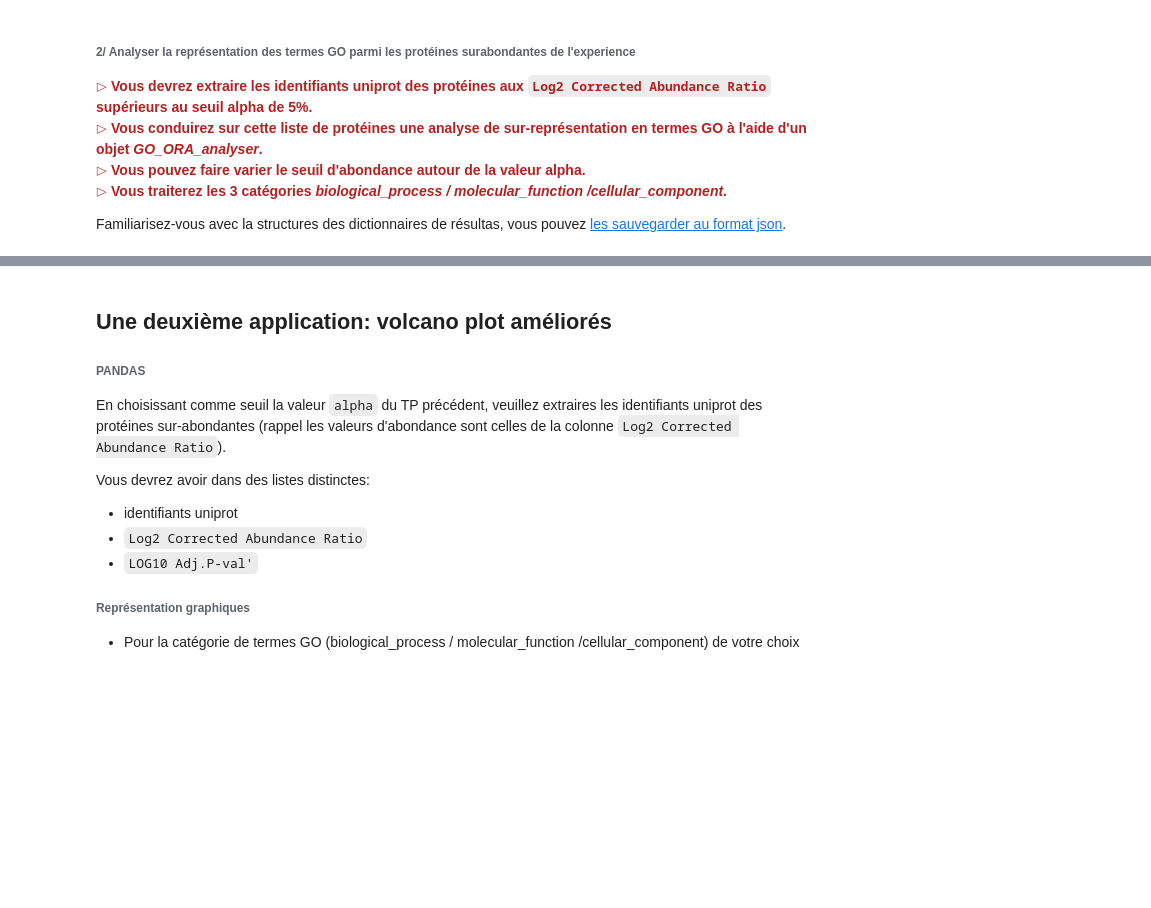
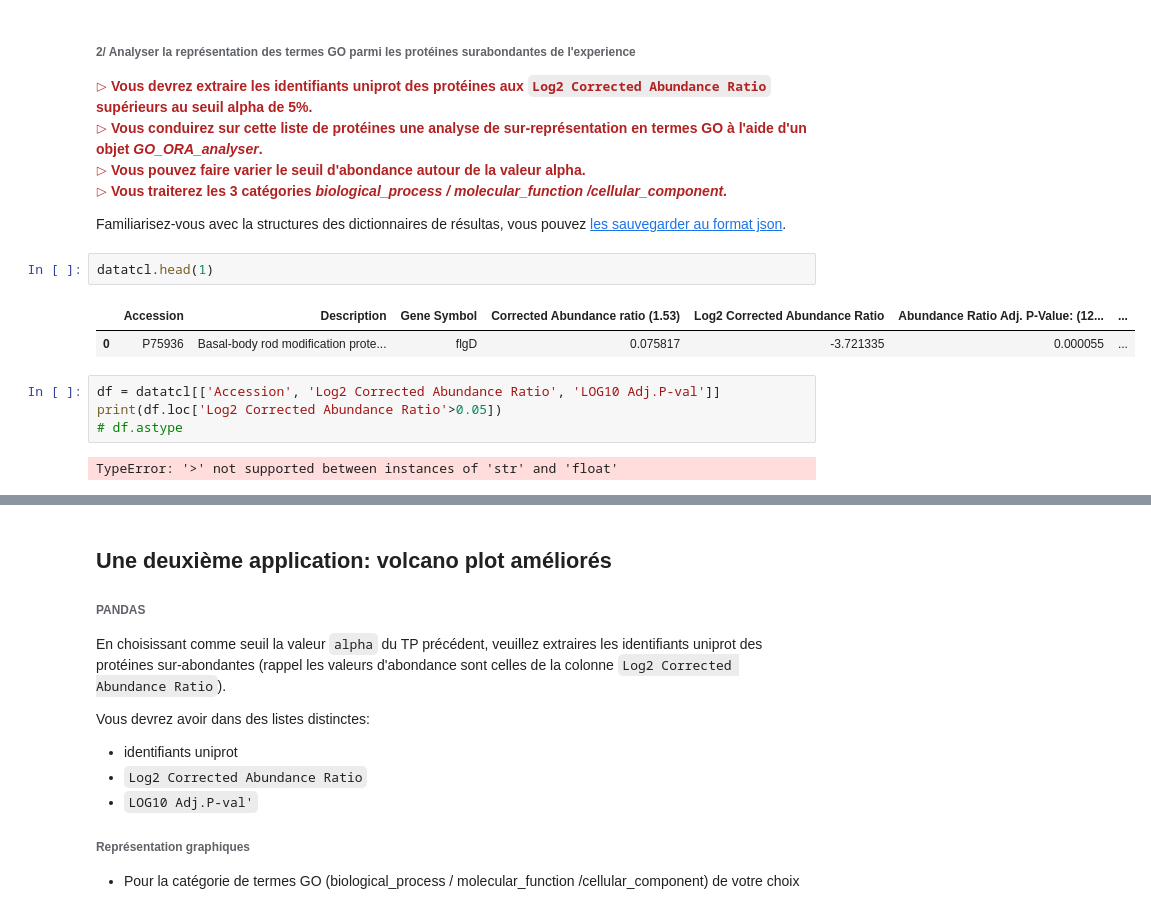
Before and after one commit to gnoiret/VDB_jupyter, a Jupyter notebook: exercices/TP2.ipynb, the cells around one changed output, grey strips where cells are left out. Drawn from its saved outputs; the diff is of its cells as text; blank space fills up the shorter version.

```diff
--- a/exercices/TP2.ipynb
+++ b/exercices/TP2.ipynb
@@ -249,6 +240,17 @@ reading experimental protein set
 
 
 Familiarisez-vous avec la structures des dictionnaires de résultas, vous pouvez [les sauvegarder au format json](https://docs.python.org/3/library/json.html).
+# %%
+datatcl.head(1)
+# %% [output]
+|  | Accession | Description | Gene Symbol | Corrected Abundance ratio (1.53) | Log2 Corrected Abundance Ratio | Abundance Ratio Adj. P-Value: (12... | ... |
+| 0 | P75936 | Basal-body rod modification prote... | flgD | 0.075817 | -3.721335 | 0.000055 | ... |
+# %%
+df = datatcl[['Accession', 'Log2 Corrected Abundance Ratio', 'LOG10 Adj.P-val']]
+print(df.loc['Log2 Corrected Abundance Ratio'>0.05])
+# df.astype
+# %% [output]
+TypeError: '>' not supported between instances of 'str' and 'float'
 # %% [markdown]
 ## Une première application: représentation riche du résultat de l'analyse
 
```
Also changed, not shown: parts of 1 cell of this notebook.
